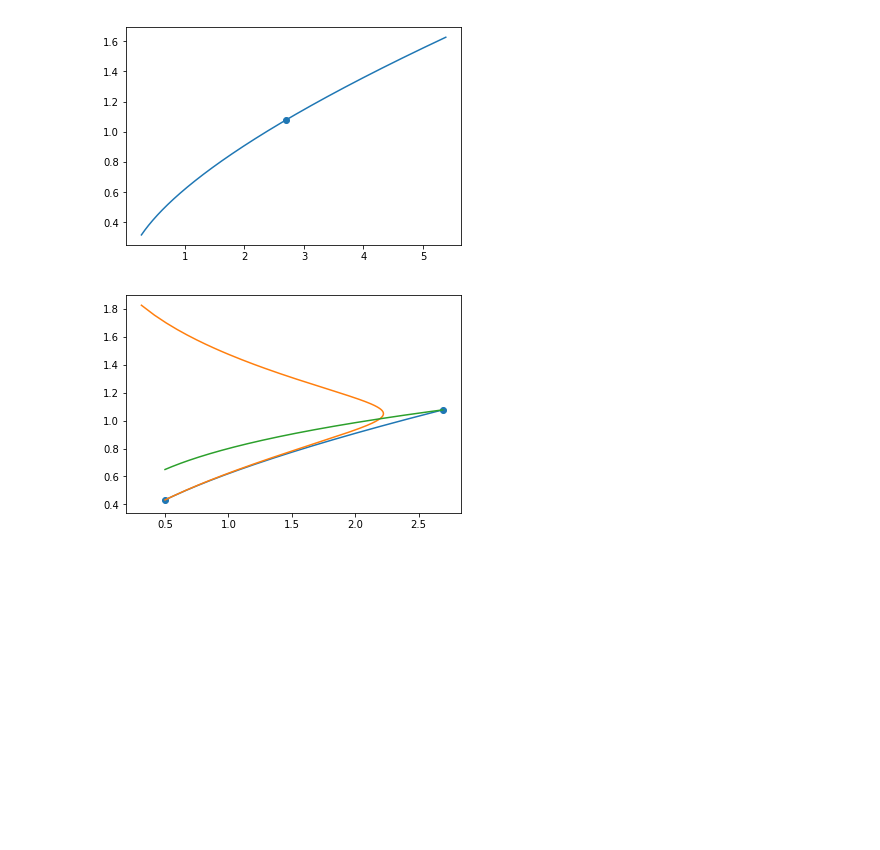
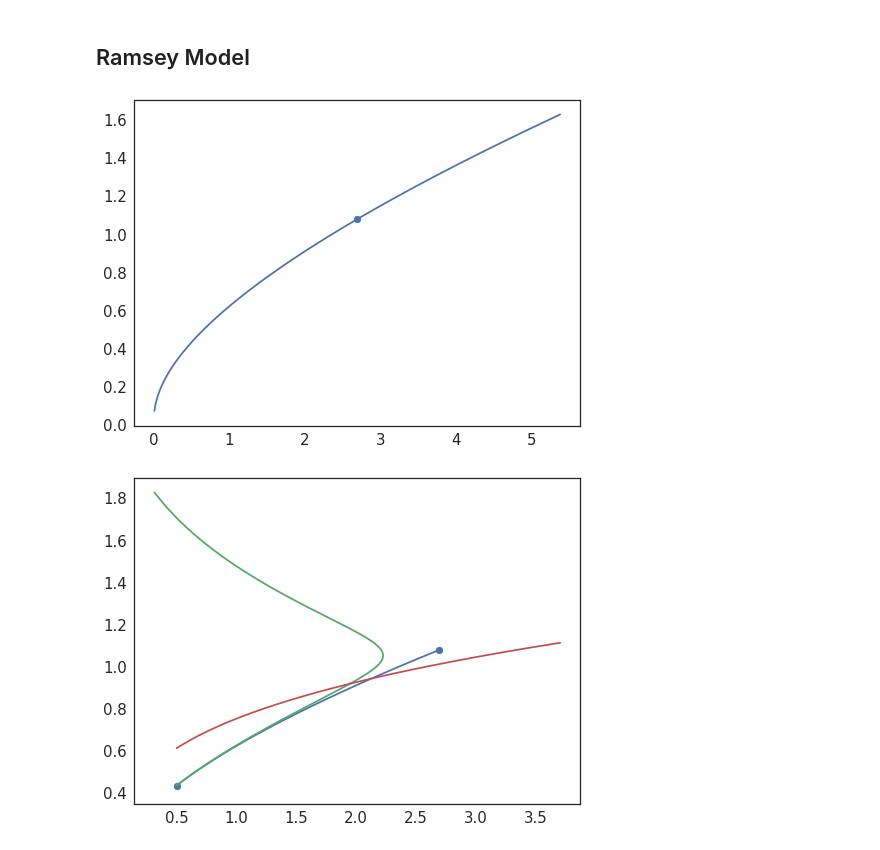
Before and after one commit to iamlemec/data_science, a Jupyter notebook: Session_3.ipynb, the cells around one changed output. Drawn from its saved outputs; the diff is of its cells as text; code cells hidden in the pictures; blank space fills up the shorter version.

```diff
--- a/Session_3.ipynb
+++ b/Session_3.ipynb
@@ -10,12 +7,23 @@ import scipy.optimize as opt
+# %%
+import matplotlib as mpl
+import matplotlib.pyplot as plt
+import seaborn as sns
+%matplotlib inline
+sns.set(style='white', font_scale=1.5)
+mpl.rcParams['figure.figsize'] = (8, 6)
+col = mpl.rcParams['axes.prop_cycle'].by_key()['color']
 # %%
 # parameters
 rho = 0.05 # discount rate
 alpha = 0.3 # capital elasticity
 delta = 0.1 # depreciation
 theta = 1.0 # crra param
+# %% [markdown]
+## Ramsey Model
 # %%
 # algorithm
-S0 = 4096 # max number of steps in perturbation simulation
+S0 = 2**16 # max number of steps in perturbation simulation
+S1 = 4096 # short simulation
 K = 512 # size of capital grid
 ptol = 1.0e-4 # initial displacement for perturbation simulation
 dt_max = 1.0 # max time step in variable delt schemes
@@ -26,12 +34,12 @@ i_ss = delta*k_ss
 y_ss = k_ss**alpha
 c_ss = y_ss - i_ss
 # %%
-def simulate_ramsey(k0, c0, k_lo=0, k_hi=None, gk_targ=0.001, dt=None, direc=-1):
+def simulate_ramsey(k0, c0, k_lo=0, k_hi=None, gk_targ=0.001, dt=None, S=S0, direc=-1):
     # initial values
     k, c = k0, c0
     kpath, cpath = [k], [c]
 
-    for t in range(S0):
+    for t in range(S):
         # growth rates
         gk = k**(alpha-1) - delta - c/k
         gc = (1/theta)*(alpha*k**(alpha-1)-(rho+delta))
@@ -54,8 +62,7 @@ def simulate_ramsey(k0, c0, k_lo=0, k_hi=None, gk_targ=0.001, dt=None, direc=-1)
     return np.array(kpath), np.array(cpath)
 # %%
 # capital grid around steady state
-k_lo, k_hi = 0.1*k_ss, 2.0*k_ss
-k_grid = np.linspace(k_lo, k_hi, K)
+k_lo, k_hi = 0.01, 2.0*k_ss
 
 # generate upper and lower paths
 kvec1, cvec1 = simulate_ramsey(k_ss-ptol, c_ss-ptol, k_lo, k_hi)
@@ -67,14 +74,16 @@ cvec = np.concatenate([cvec1[::-1], cvec2])
 
 # interpolate
 cpol = interp.interp1d(kvec, cvec)
-c_grid = cpol(k_grid)
 # %%
+k_grid = np.linspace(k_lo, k_hi, K)
+c_grid = cpol(k_grid)
+
 # plot results
 fig, ax = plt.subplots()
 ax.plot(k_grid, c_grid);
 ax.scatter([k_ss], [c_ss]);
 # %% [output]
-[figure, old version]
+[figure, new version]
 # %%
 def forward_ramsey(k0, cf, dt=0.01, S=S0):
     # initial values
@@ -100,20 +107,18 @@ def solow_policy(s):
 # %%
 k0 = 0.5
 c0 = float(cpol(k0))
-c1 = c0
 
-csol = solow_policy(0.2)
+csol = solow_policy(0.25)
 
 dt = 0.1
-kfwd, cfwd = forward_ramsey(k0, cpol, dt=dt)
-ksol, csol = forward_ramsey(k0, csol, dt=dt)
-ksim, csim = simulate_ramsey(k0, c1, dt=0.1, k_lo=0.4, direc=1)
-
+kfwd, cfwd = forward_ramsey(k0, cpol, dt=dt, S=S1)
+ksol, csol = forward_ramsey(k0, csol, dt=dt, S=S1)
+ksim, csim = simulate_ramsey(k0, c0, dt=dt, k_lo=0.4, direc=1)
 
 fig, ax = plt.subplots()
 ax.plot(kfwd, cfwd);
 ax.plot(ksim, csim);
 ax.plot(ksol, csol);
 ax.scatter([k0, k_ss], [c0, c_ss]);
 # %% [output]
-[figure, old version]
+[figure, new version]
```
Also changed, not shown: parts of 5 cells of this notebook, 1 other file.
